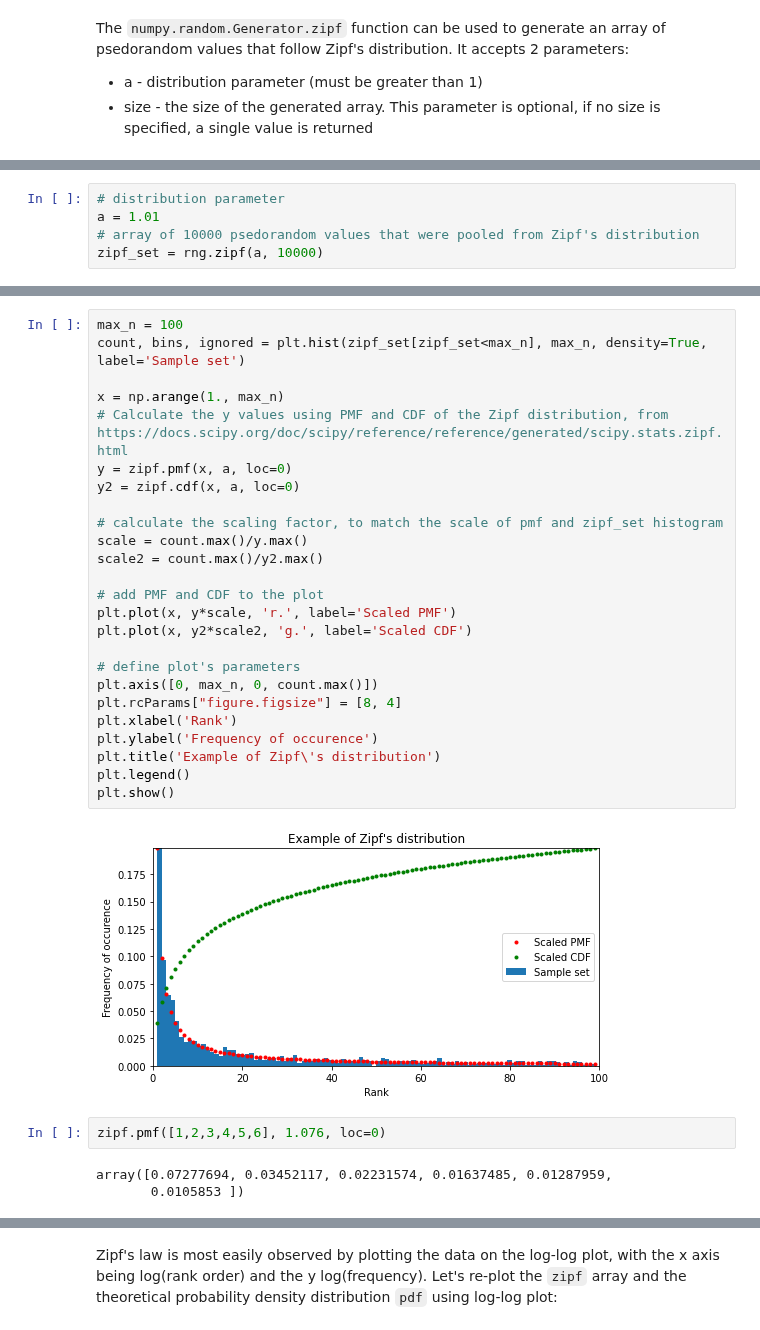
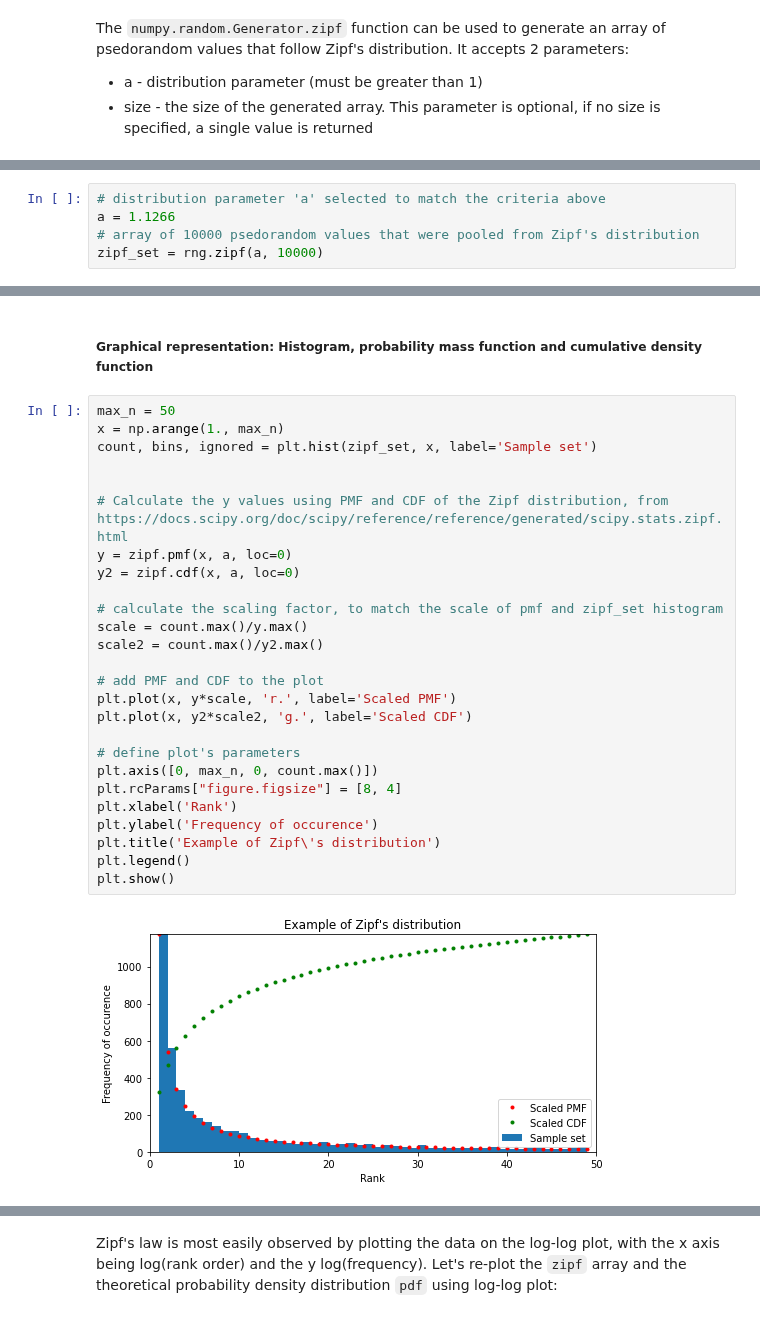
Before and after one commit to przemekbil/PfDA_2021, a Jupyter notebook: Assignments/Assignment.ipynb, the cells around one changed output, grey strips where cells are left out. Drawn from its saved outputs; the diff is of its cells as text.

Commit message:
Example use case added to Zipf distribution

```diff
--- a/Assignments/Assignment.ipynb
+++ b/Assignments/Assignment.ipynb
@@ -97,5 +103,5 @@ As a first step, let's generate example sample data using distribution:
 # %%
-# distribution parameter
-a = 1.01
+# distribution parameter 'a' selected to match the criteria above
+a = 1.1266
 # array of 10000 psedorandom values that were pooled from Zipf's distribution
 zipf_set = rng.zipf(a, 10000)
@@ -102,32 +124,30 @@ zipf_set = rng.zipf(a, 10000)
+# %% [markdown]
+##### Graphical representation: Histogram, probability mass function and cumulative density function <br>
 # %%
-max_n = 100
-count, bins, ignored = plt.hist(zipf_set[zipf_set<max_n], max_n, density=True, label='Sample set')
+max_n = 50
+x = np.arange(1., max_n)
+count, bins, ignored = plt.hist(zipf_set, x, label='Sample set')
 
-x = np.arange(1., max_n)
+
 # Calculate the y values using PMF and CDF of the Zipf distribution, from https://docs.scipy.org/doc/scipy/reference/reference/generated/scipy.stats.zipf.html
 y = zipf.pmf(x, a, loc=0)
 y2 = zipf.cdf(x, a, loc=0)
 
 # calculate the scaling factor, to match the scale of pmf and zipf_set histogram
 scale = count.max()/y.max()
 scale2 = count.max()/y2.max()
 
 # add PMF and CDF to the plot
 plt.plot(x, y*scale, 'r.', label='Scaled PMF')
 plt.plot(x, y2*scale2, 'g.', label='Scaled CDF')
 
 # define plot's parameters
 plt.axis([0, max_n, 0, count.max()])
 plt.rcParams["figure.figsize"] = [8, 4]
 plt.xlabel('Rank')
 plt.ylabel('Frequency of occurence')
 plt.title('Example of Zipf\'s distribution')
 plt.legend()
 plt.show()
 # %% [output]
-[figure, old version]
+[figure, new version]
-# %%
-zipf.pmf([1,2,3,4,5,6], 1.076, loc=0)
-# %% [output]
-array([0.07277694, 0.03452117, 0.02231574, 0.01637485, 0.01287959,
-       0.0105853 ])
```
Also changed, not shown: parts of 6 cells of this notebook.
